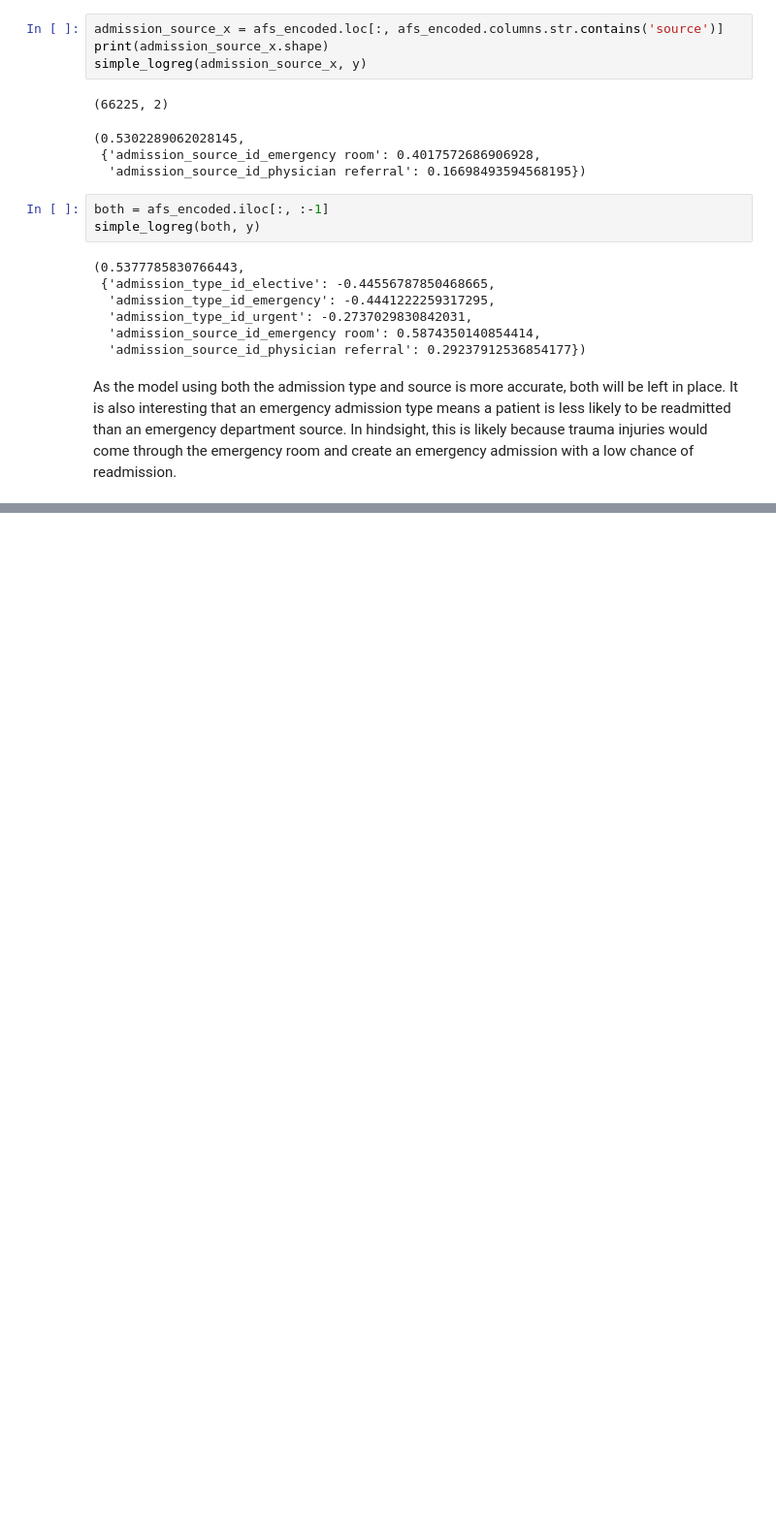
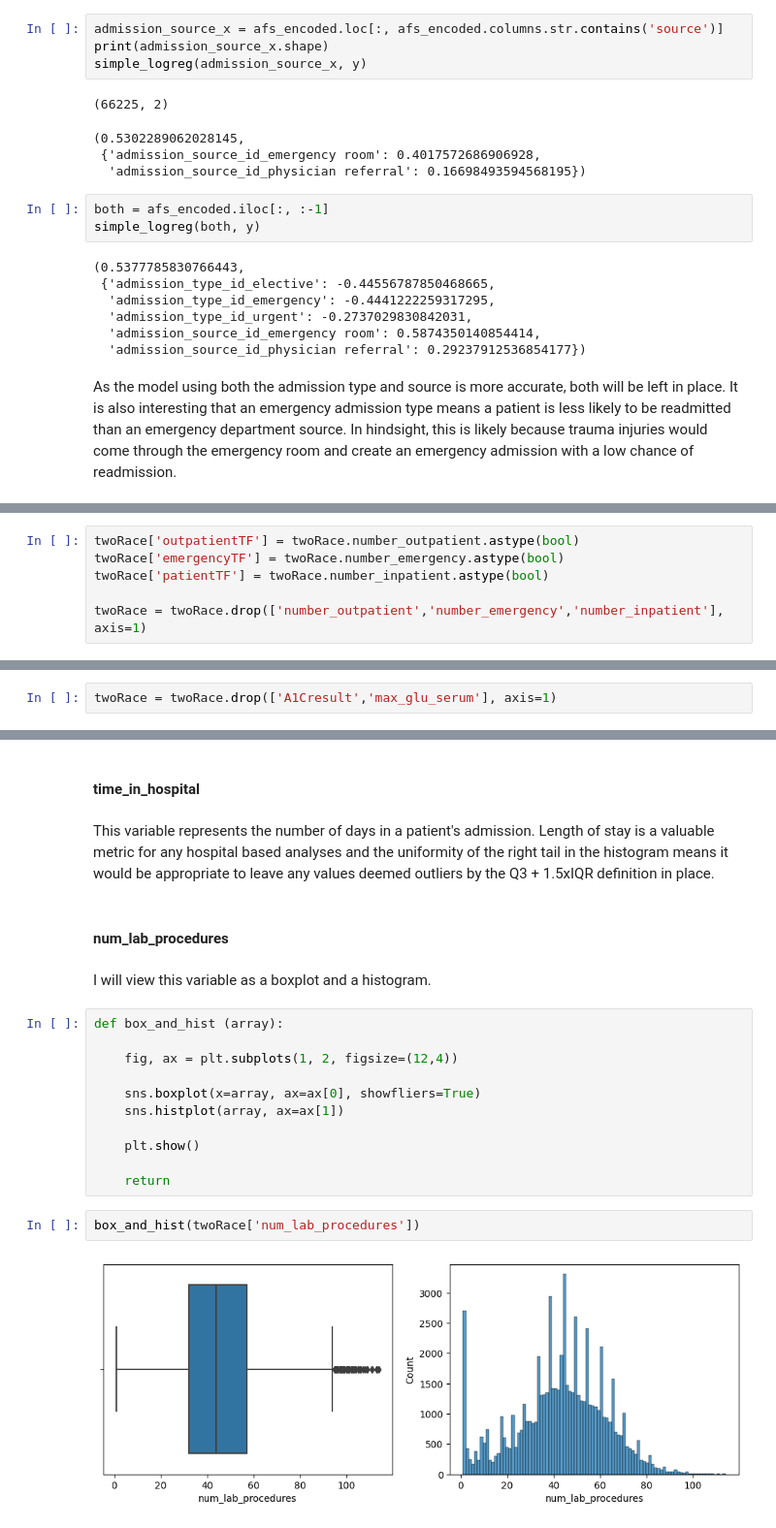
Before and after one commit to ashbyj/PredictingReadmissions, a Jupyter notebook: notebooks/2-ja-eda.ipynb, the cells around one changed output, grey strips where cells are left out. Shown: that part at 97% size. Cells and saved outputs as stored; diff of their text form; blank space fills up the shorter version.

```diff
--- a/notebooks/2-ja-eda.ipynb
+++ b/notebooks/2-ja-eda.ipynb
@@ -415,0 +394,6 @@ The first item that stands out in this profile is that many of the variables are
+# %%
+twoRace['outpatientTF'] = twoRace.number_outpatient.astype(bool)
+twoRace['emergencyTF'] = twoRace.number_emergency.astype(bool)
+twoRace['patientTF'] = twoRace.number_inpatient.astype(bool)
+
+twoRace = twoRace.drop(['number_outpatient','number_emergency','number_inpatient'], axis=1)
@@ -415,0 +428,2 @@ The first item that stands out in this profile is that many of the variables are
+# %%
+twoRace = twoRace.drop(['A1Cresult','max_glu_serum'], axis=1)
@@ -415,0 +503,23 @@ The first item that stands out in this profile is that many of the variables are
+# %% [markdown]
+#### time_in_hospital<a id="tih"></a>
+# %% [markdown]
+This variable represents the number of days in a patient's admission.  Length of stay is a valuable metric for any hospital based analyses and the uniformity of the right tail in the histogram means it would be appropriate to leave any values deemed outliers by the Q3 + 1.5xIQR definition in place.
+# %% [markdown]
+#### num_lab_procedures<a id="nlp"></a>
+# %% [markdown]
+I will view this variable as a boxplot and a histogram.
+# %%
+def box_and_hist (array):
+
+    fig, ax = plt.subplots(1, 2, figsize=(12,4))
+
+    sns.boxplot(x=array, ax=ax[0], showfliers=True)
+    sns.histplot(array, ax=ax[1])
+
+    plt.show()
+
+    return
+# %%
+box_and_hist(twoRace['num_lab_procedures'])
+# %% [output]
+[figure, added]
```
Also changed, not shown: parts of 51 cells of this notebook.
